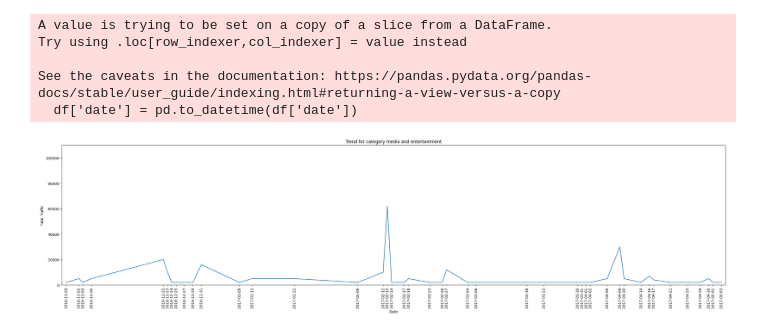
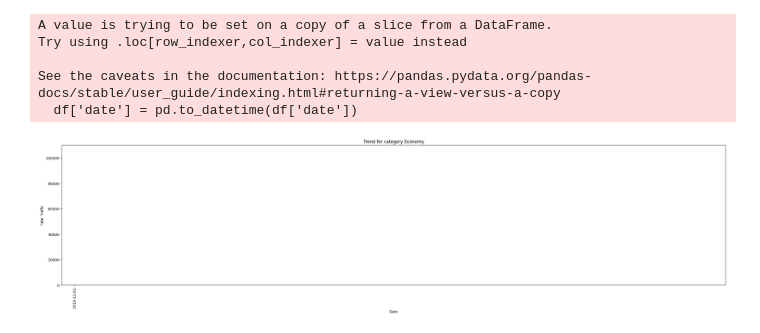
Before and after one commit to MohamedAlkurdi/Trends_prediction_model, a Jupyter notebook: Classification/classification_output_vis.ipynb, the cells around one changed output. Saved outputs shown, nothing was run; the diff lists cells and outputs as text; code cells hidden in the pictures.

Commit message:
africa does not care about economy and business (makes sense)

```diff
--- a/Classification/classification_output_vis.ipynb
+++ b/Classification/classification_output_vis.ipynb
@@ -6,6 +6,10 @@ import seaborn as sns
 def clean_traffic(value):
     value = value.replace(",", "").replace("+", "").strip()
     return int(value)
+
+clusters = ['Economy','Technology and Science', 'Entertainment','Lifestyle','Accident','Geopolitical','Intellectualism']
+
+#--------detailed labels--------#
 
 # data = pd.read_csv('./classified_data/regions/west_asia/classified_data/Malaysia_classification_output.csv')
 # data = pd.read_csv('./classified_data/regions/west_asia/classified_data/Philippines_classification_output.csv')
@@ -19,15 +23,20 @@ def clean_traffic(value):
 # data = pd.read_csv('./classified_data/regions/north_america_australia/classified_data/Canada_classification_output.csv')
 # data = pd.read_csv('./classified_data/regions/north_america_australia/classified_data/USA_classification_output.csv')
 
-data = pd.read_csv('./classified_data/regions/europe/classified_data/Denmark_classification_output.csv')
+# data = pd.read_csv('./classified_data/regions/europe/classified_data/Denmark_classification_output.csv')
 # data = pd.read_csv('./classified_data/regions/europe/classified_data/UK_classification_output.csv')
 # data = pd.read_csv('./classified_data/regions/europe/classified_data/Finland_classification_output.csv')
 
+#--------general labels--------#
+data = pd.read_csv('./classified_data/regions/africa/clustered_classified_data/Kenya_clustered_classified.csv')
+data = pd.read_csv('./classified_data/regions/africa/clustered_classified_data/Nigeria_clustered_classified.csv')
 
-df = data[['date','predicted_label','traffic']]
+
+
+df = data[['date','predicted_label','traffic','general_label']]
 df['traffic_numeric'] = df['traffic'].apply(clean_traffic)
 
-topic_stats = df.groupby('predicted_label')['traffic_numeric'].agg(['mean']).sort_values('mean',ascending=True)
+topic_stats = df.groupby('general_label')['traffic_numeric'].agg(['mean']).sort_values('mean',ascending=True)
 topic_stats
 # %% [output]
 A value is trying to be set on a copy of a slice from a DataFrame.
@@ -60,30 +60,30 @@ See the caveats in the documentation: https://pandas.pydata.org/pandas-docs/stab
 # %%
 df['date'] = pd.to_datetime(df['date'])
 maxTraffic = df['traffic_numeric'].max()
 
-category_time_distribution = df.groupby(['date', 'predicted_label'])['traffic_numeric'].sum().reset_index(name='total_traffic')
-specific_category = "politics"
-specific_category_data = category_time_distribution[category_time_distribution['predicted_label'] == specific_category]
+category_time_distribution = df.groupby(['date', 'general_label'])['traffic_numeric'].sum().reset_index(name='total_traffic')
+specific_category = clusters[0]
+specific_category_data = category_time_distribution[category_time_distribution['general_label'] == specific_category]
 
 plt.figure(figsize=(33, 7))
 sns.lineplot(data=specific_category_data, x='date', y='total_traffic')
 plt.title(f"Trend for category {specific_category}")
 plt.xlabel("Date")
 plt.ylabel("Total Traffic")
 plt.xticks(specific_category_data['date'], rotation=90)
 
 plt.ylim(0, maxTraffic+10000)
 
 start_date = pd.to_datetime('2016-11-28')
 end_date = pd.to_datetime('2017-05-04')
 
 plt.xlim(start_date, end_date)
 
 plt.show()
 # %% [output]
 A value is trying to be set on a copy of a slice from a DataFrame.
 Try using .loc[row_indexer,col_indexer] = value instead
 
 See the caveats in the documentation: https://pandas.pydata.org/pandas-docs/stable/user_guide/indexing.html#returning-a-view-versus-a-copy
   df['date'] = pd.to_datetime(df['date'])
-[figure, old version]
+[figure, new version]
```
Also changed, not shown: parts of 1 cell of this notebook, 1 other file.
